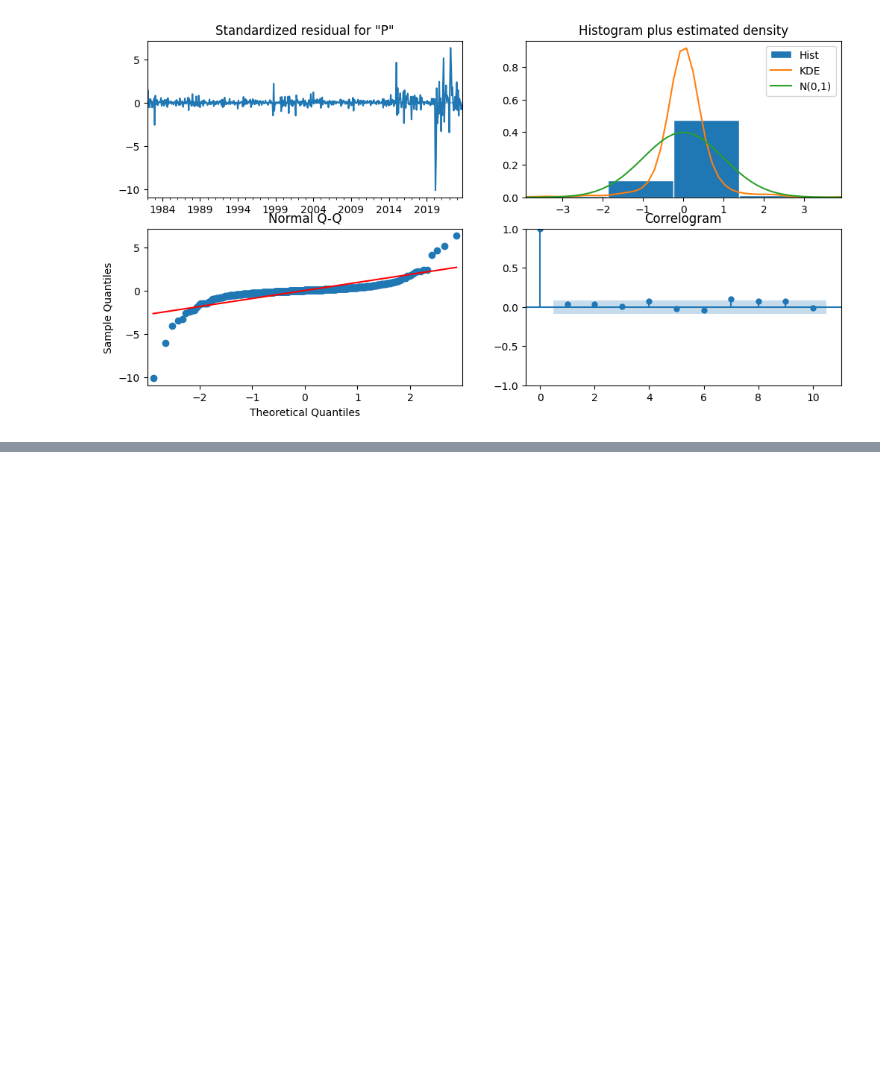
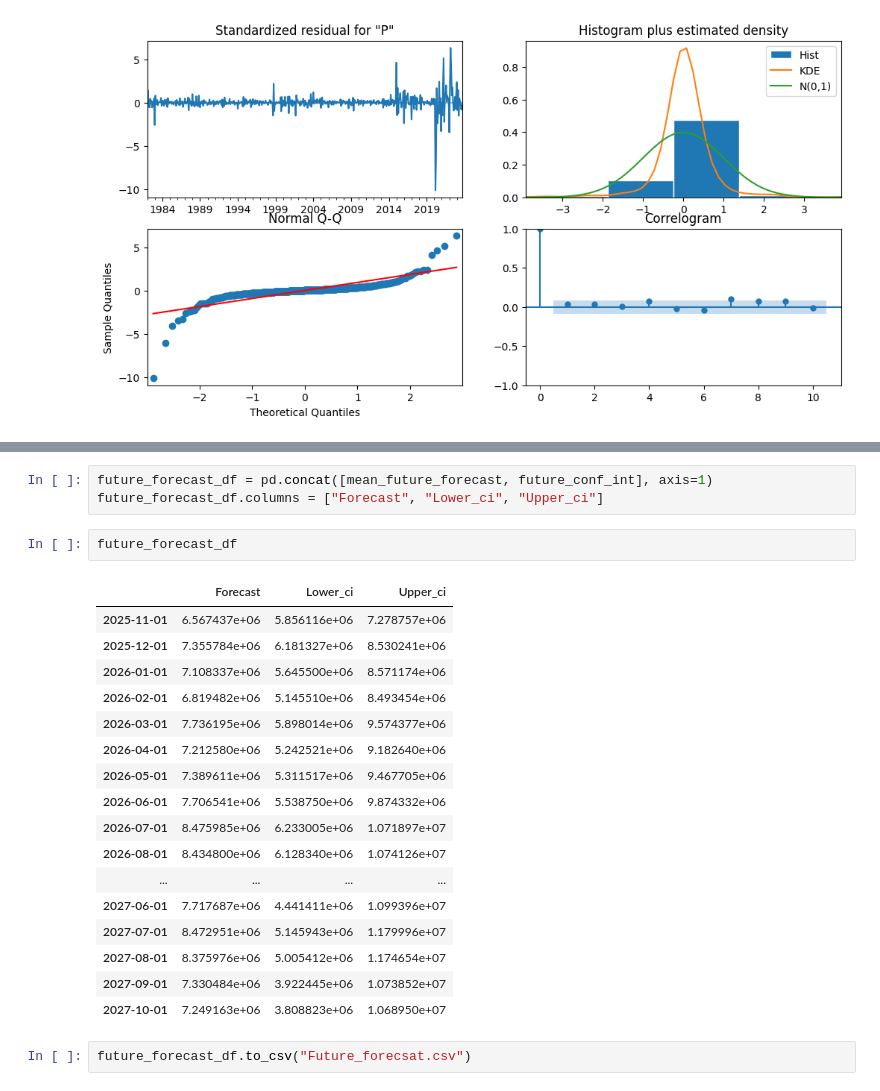
Before and after one commit to ajinikhil/aviation_forecasting_canada, a Jupyter notebook: analysis.ipynb, the cells around one changed output, grey strips where cells are left out. Saved outputs shown, nothing was run; the diff lists cells and outputs as text; blank space fills up the shorter version.

```diff
--- a/analysis.ipynb
+++ b/analysis.ipynb
@@ -348,0 +398,25 @@ plt.show()
+# %%
+future_forecast_df = pd.concat([mean_future_forecast, future_conf_int], axis=1)
+future_forecast_df.columns = ["Forecast", "Lower_ci", "Upper_ci"]
+# %%
+future_forecast_df
+# %% [output]
+|  | Forecast | Lower_ci | Upper_ci |
+| 2025-11-01 | 6.567437e+06 | 5.856116e+06 | 7.278757e+06 |
+| 2025-12-01 | 7.355784e+06 | 6.181327e+06 | 8.530241e+06 |
+| 2026-01-01 | 7.108337e+06 | 5.645500e+06 | 8.571174e+06 |
+| 2026-02-01 | 6.819482e+06 | 5.145510e+06 | 8.493454e+06 |
+| 2026-03-01 | 7.736195e+06 | 5.898014e+06 | 9.574377e+06 |
+| 2026-04-01 | 7.212580e+06 | 5.242521e+06 | 9.182640e+06 |
+| 2026-05-01 | 7.389611e+06 | 5.311517e+06 | 9.467705e+06 |
+| 2026-06-01 | 7.706541e+06 | 5.538750e+06 | 9.874332e+06 |
+| 2026-07-01 | 8.475985e+06 | 6.233005e+06 | 1.071897e+07 |
+| 2026-08-01 | 8.434800e+06 | 6.128340e+06 | 1.074126e+07 |
+| ... | ... | ... | ... |
+| 2027-06-01 | 7.717687e+06 | 4.441411e+06 | 1.099396e+07 |
+| 2027-07-01 | 8.472951e+06 | 5.145943e+06 | 1.179996e+07 |
+| 2027-08-01 | 8.375976e+06 | 5.005412e+06 | 1.174654e+07 |
+| 2027-09-01 | 7.330484e+06 | 3.922445e+06 | 1.073852e+07 |
+| 2027-10-01 | 7.249163e+06 | 3.808823e+06 | 1.068950e+07 |
+# %%
+future_forecast_df.to_csv("Future_forecsat.csv")
```
Also changed, not shown: parts of 6 cells of this notebook.
